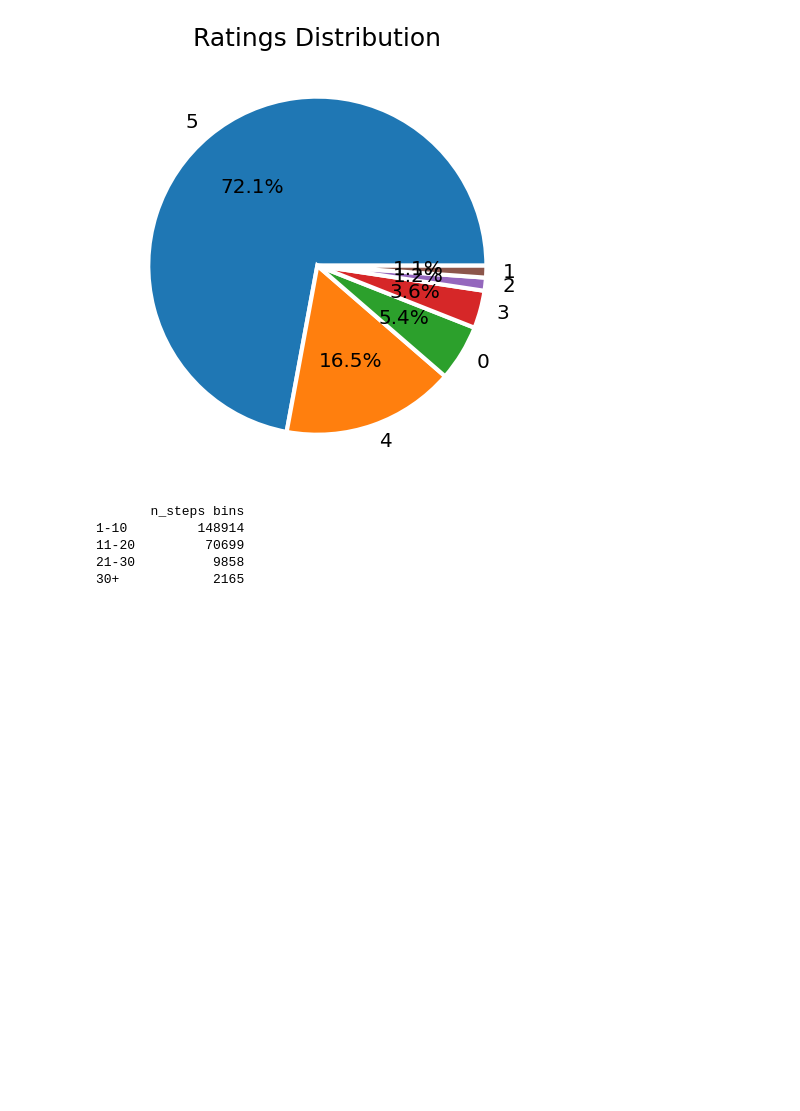
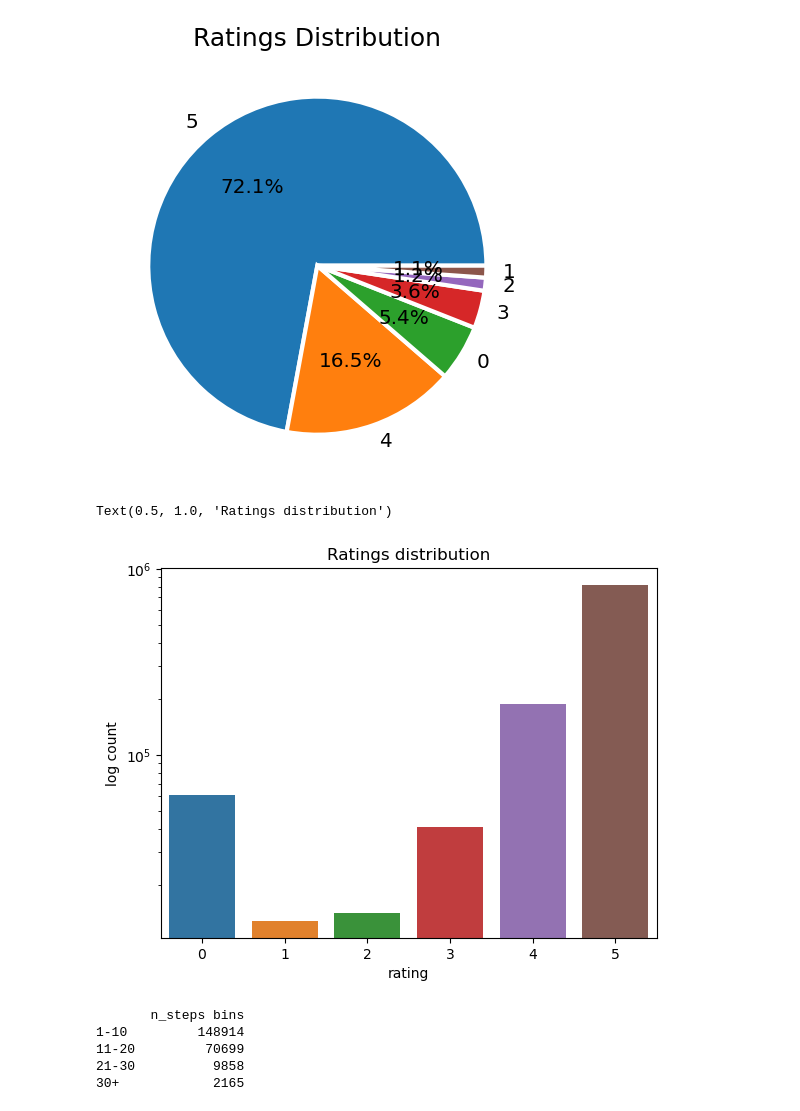
Before and after one commit to MDesai31/Recipe_Recommender, a Jupyter notebook: notebooks/RR_Capstone_Data_Wrangling_and_EDA.ipynb, the cells around one changed output. Cells and saved outputs as stored; diff of their text form; code cells hidden in the pictures; blank space fills up the shorter version.

```diff
--- a/notebooks/RR_Capstone_Data_Wrangling_and_EDA.ipynb
+++ b/notebooks/RR_Capstone_Data_Wrangling_and_EDA.ipynb
@@ -304,6 +312,14 @@ ax.set_title('Ratings Distribution',fontsize=18)
 plt.tight_layout()
 # %% [output]
 [figure]
+# %%
+sns.countplot(users_df, x='rating')
+plt.yscale('log')
+plt.ylabel('log count')
+plt.title('Ratings distribution')
+# %% [output]
+Text(0.5, 1.0, 'Ratings distribution')
+[figure, added]
 # %%
 bin_range = ['1-10','11-20','21-30', '30+']
 bins = pd.cut(df['n_steps'], [0,10,20,30,np.inf],right=True, labels=bin_range)
```
Also changed, not shown: parts of 11 cells of this notebook, 3 other files.
